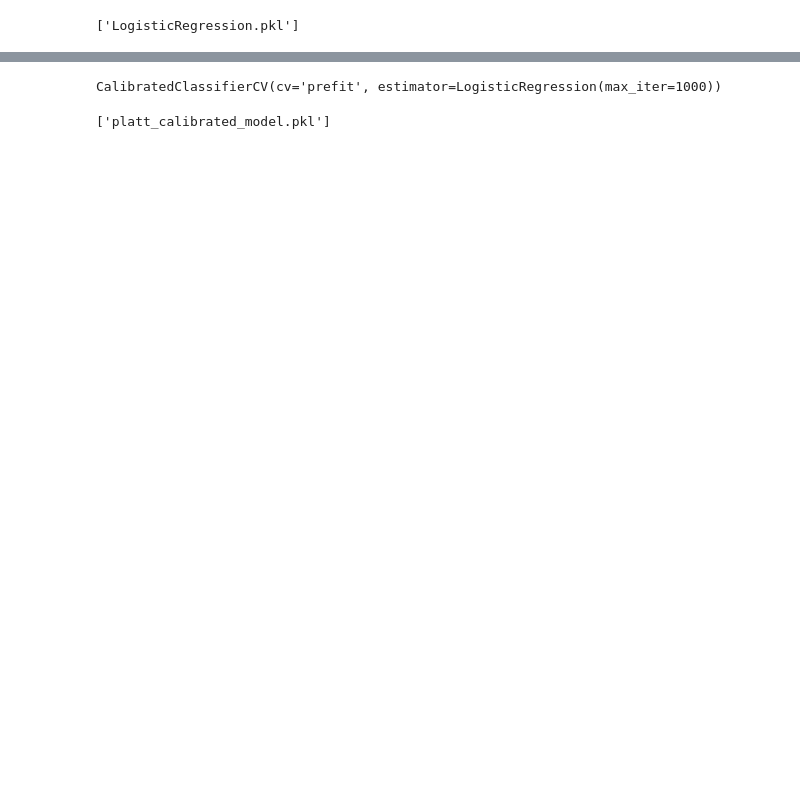
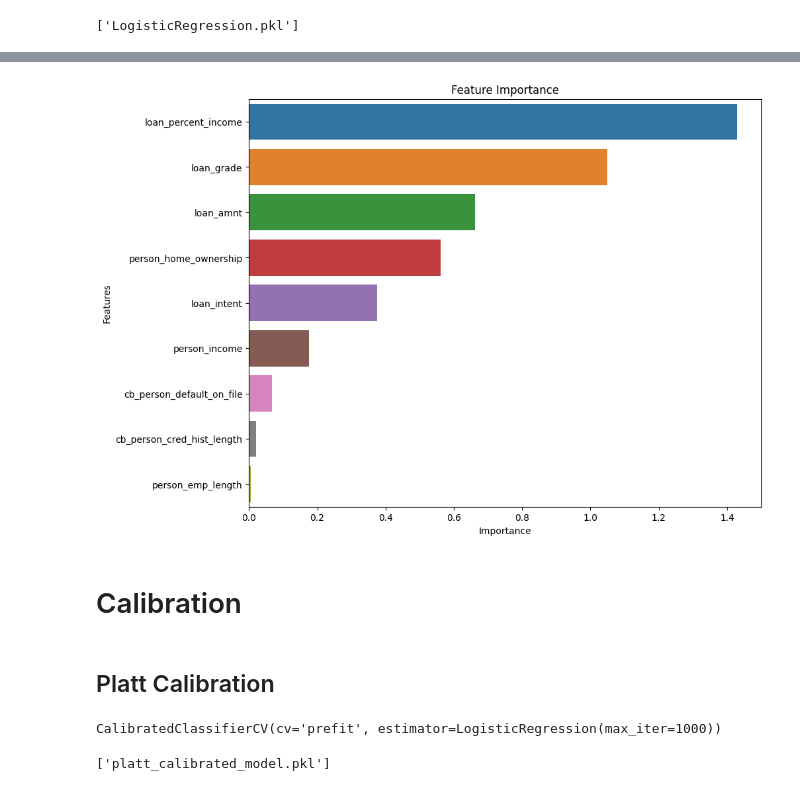
Before and after one commit to sandrokhizanishvili/Credit-Risk-Model-Calibration, a Jupyter notebook: logistic_regression.ipynb, the cells around one changed output, grey strips where cells are left out. Drawn from its saved outputs; the diff is of its cells as text; code cells hidden in the pictures; blank space fills up the shorter version.

```diff
--- a/logistic_regression.ipynb
+++ b/logistic_regression.ipynb
@@ -80,9 +157,14 @@ y_test  = df_test["loan_status"]
 # %%
 # Scale features
 scaler = StandardScaler()
-X_train = scaler.fit_transform(X_train)
-X_valid = scaler.transform(X_valid)
-X_test  = scaler.transform(X_test)
+X_tr = scaler.fit_transform(X_tr)
+X_va = scaler.transform(X_va)
+X_te  = scaler.transform(X_te)
+# %%
+# Keep column names after scaling
+X_tr = pd.DataFrame(scaler.fit_transform(X_tr), columns=feature_names)
+X_va = pd.DataFrame(scaler.transform(X_va), columns=feature_names)
+X_te = pd.DataFrame(scaler.transform(X_te), columns=feature_names)
 # %%
 #to save the model
 joblib.dump(scaler, "scaler.pkl")
@@ -101,14 +179,13 @@ y_combined = np.concatenate([y_train, y_valid])
 # %%
 # Build logistic regression model
-model = LogisticRegression(max_iter=1000, solver="lbfgs")
+logistic_model = LogisticRegression(max_iter=1000, solver="lbfgs")
 
 # Train
-model.fit(X_train, y_train)
+logistic_model.fit(X_tr, y_tr)
 
-# Validate
-y_pred_valid = model.predict(X_valid)
-print("\nValidation Accuracy:", round(accuracy_score(y_valid, y_pred_valid),4))
+"""# Validate
+y_pred_valid = logistic_model.predict(X_va)
+print("\nValidation Accuracy:", round(accuracy_score(y_va, y_pred_valid),4))"""
 
 # Test
-y_pred_test = model.predict(X_test)
-print("\nTest Accuracy:", round(accuracy_score(y_test, y_pred_test),4))
+y_pred_test = logistic_model.predict(X_te)
@@ -241,0 +220,14 @@ proba_raw_valid = model.predict_proba(X_valid)[:, 1]
+# %%
+# Get feature importance from logistic regression coefficients
+feature_importances = (
+    pd.DataFrame(
+        logistic_model.coef_.ravel(),  # flatten coefficients
+        columns=["Importance"],
+        index=X_tr.columns
+    )
+    .reset_index(names="Features")
+    .assign(Importance=lambda df: df["Importance"].abs())  # absolute importance
+    .sort_values(by="Importance", ascending=False)
+)
+
+print(feature_importances)
@@ -242 +245,13 @@ proba_raw_valid = model.predict_proba(X_valid)[:, 1]
+# %%
+# plot feature importance
+plt.figure(figsize=(10, 8))
+sns.barplot(data=feature_importances, x="Importance", y="Features")
+plt.title("Feature Importance")
+plt.show()
+# %% [output]
+[figure, added]
+# %% [markdown]
+# Calibration
+# %% [markdown]
+## Platt Calibration
 # %%
```
Also changed, not shown: parts of 93 cells of this notebook, 16 other files.
